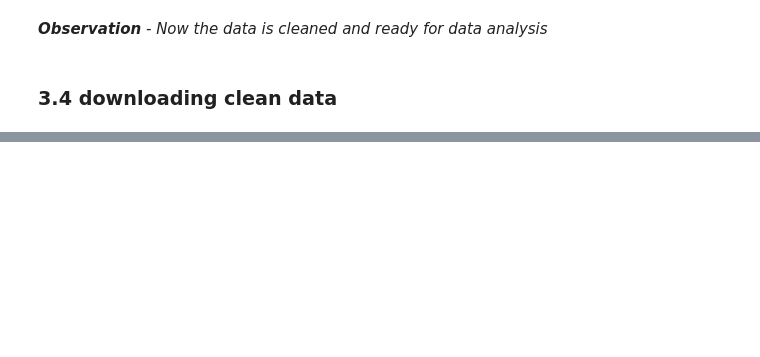
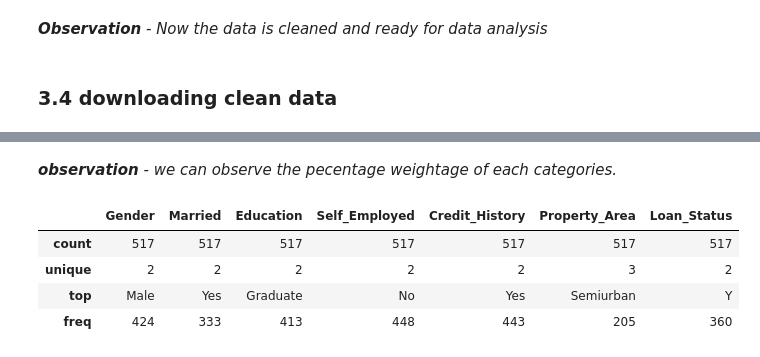
Before and after one commit to SAKSHISAAHU/Data_Analytics, a Jupyter notebook: 9.project/1.prj_with_py.ipynb, the cells around one changed output, grey strips where cells are left out. Cells and saved outputs as stored; diff of their text form; code cells hidden in the pictures; blank space fills up the shorter version.

```diff
--- a/9.project/1.prj_with_py.ipynb
+++ b/9.project/1.prj_with_py.ipynb
@@ -591,0 +656,10 @@ df.to_csv('cleaned_loan_data.csv',index=False)
+# %% [markdown]
+***observation** - we can observe the pecentage weightage of each categories.*
+# %%
+df1[categorical].describe()
+# %% [output]
+|  | Gender | Married | Education | Self_Employed | Credit_History | Property_Area | Loan_Status |
+| count | 517 | 517 | 517 | 517 | 517 | 517 | 517 |
+| unique | 2 | 2 | 2 | 2 | 2 | 3 | 2 |
+| top | Male | Yes | Graduate | No | Yes | Semiurban | Y |
+| freq | 424 | 333 | 413 | 448 | 443 | 205 | 360 |
```
Also changed, not shown: parts of 20 cells of this notebook.
